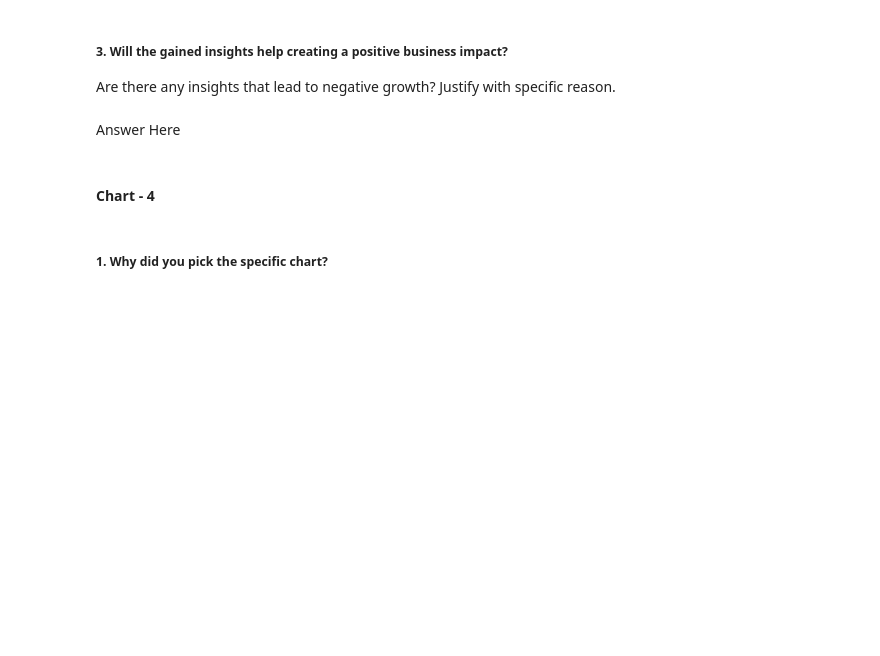
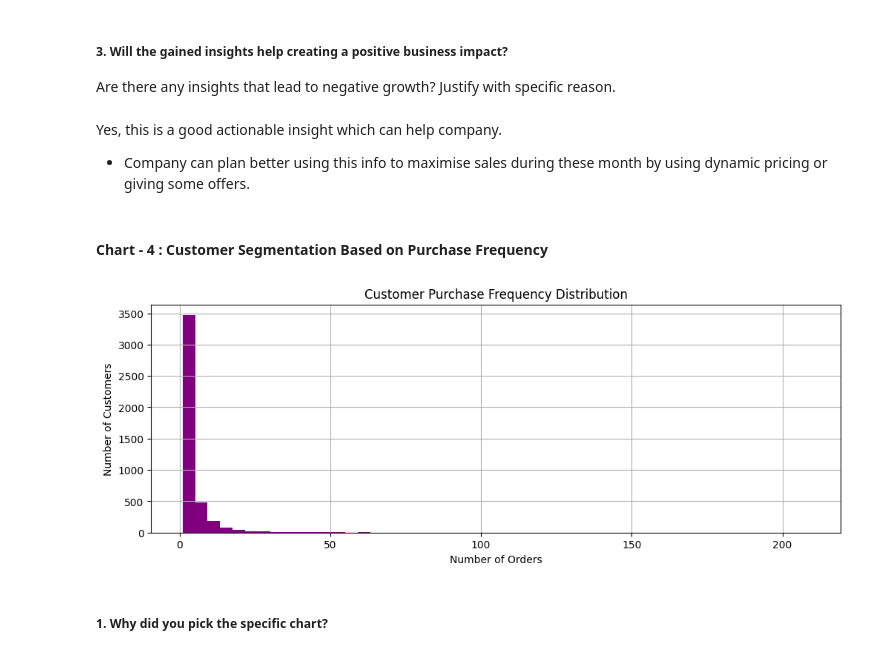
Before and after one commit to akshat-mishra-ds/Myntra-Online-Retail-Customer-Segmentation, a Jupyter notebook: Myntra_Online_Retail_Customer_Segmentation.ipynb, the cells around one changed output. Saved outputs shown, nothing was run; the diff lists cells and outputs as text; code cells hidden in the pictures; blank space fills up the shorter version.

```diff
--- a/Myntra_Online_Retail_Customer_Segmentation.ipynb
+++ b/Myntra_Online_Retail_Customer_Segmentation.ipynb
@@ -430,7 +424,8 @@ Answer Here
 # %% [markdown]
 ##### 3. Will the gained insights help creating a positive business impact?
 Are there any insights that lead to negative growth? Justify with specific reason.
-# %% [markdown]
-Answer Here
+# %% [markdown]
+Yes, this is a good actionable insight which can help company.
+- Company can plan better using this info to maximise sales during these month by using dynamic pricing or giving some offers.
 # %% [markdown]
-#### Chart - 4
+#### **Chart - 4 : Customer Segmentation Based on Purchase Frequency**
@@ -439,3 +432,19 @@ Answer Here
+# %%
+# Chart - 4 : Customer Segmentation Based on Purchase Frequency
+customer_order_counts = Myntra_df.groupby('CustomerID')['InvoiceNo'].nunique()
+
+# Sorting in descending order
+customer_order_counts = customer_order_counts.sort_values(ascending = False)
+
+# Plot the histogram
+plt.figure(figsize=(12,4))
+customer_order_counts.hist(bins=50, color='purple')
+plt.title("Customer Purchase Frequency Distribution")
+plt.xlabel("Number of Orders")
+plt.ylabel("Number of Customers")
+plt.show()
+# %% [output]
+[figure, added]
 # %% [markdown]
 ##### 1. Why did you pick the specific chart?
 # %% [markdown]
```
Also changed, not shown: parts of 27 cells of this notebook.
